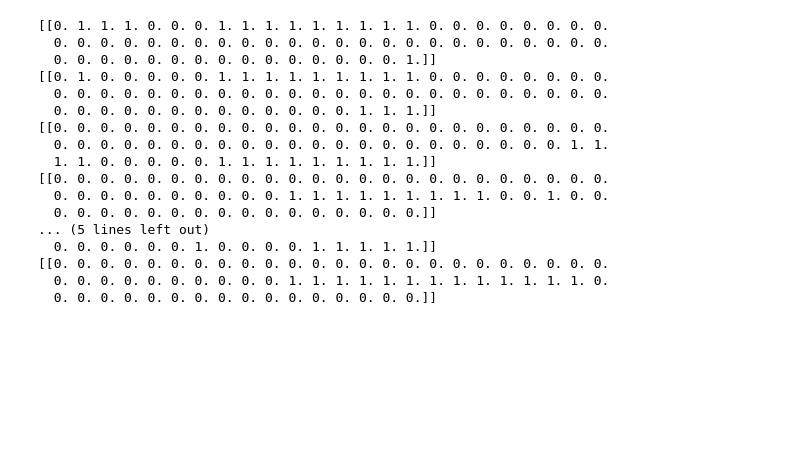
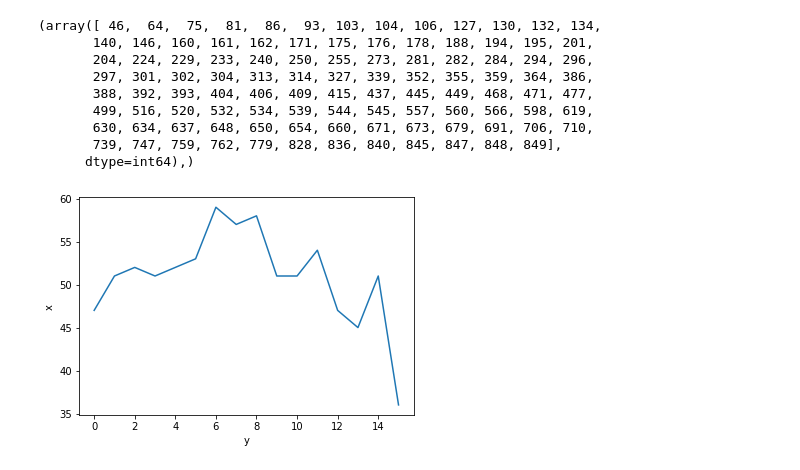
Before and after one commit to chesterzhang/EE-6680, a Jupyter notebook: script/zero_one_encoder.ipynb, the cells around one changed output. Cells and saved outputs as stored; diff of their text form; code cells hidden in the pictures; blank space fills up the shorter version.

```diff
--- a/script/zero_one_encoder.ipynb
+++ b/script/zero_one_encoder.ipynb
@@ -113,13 +116,10 @@ class ZeroOneEncoder():
         self.criterion=nn.MSELoss(reduction='mean')
 
     def run(self):
-#         for i in range(0,tensor_x.shape[0]):
-        for i in range(0,200):
+        for i in range(0,tensor_x.shape[0]):
+#         for i in range(0,200):
 
             self.tensor_train_mask[i]=True # 一次只取一条数据出来计算loss
-#             logits = self.model(self.tensor_x)  # 前向传播
-#             train_mask_logits = logits[self.tensor_train_mask]   # 只选择训练节点进行监督
-#             loss = self.criterion(train_mask_logits, tensor_y[self.tensor_train_mask])   #计算每一条数据的loss
 
 
             # 对每一条数据的特征一个个进行mask,看看哪个特征被mask以后引起loss剧烈变化,就置为1, 否则置为0
@@ -130,16 +130,13 @@ class ZeroOneEncoder():
                 logits = self.model(self.tensor_mask)  # 前向传播
                 train_mask_logits = logits[self.tensor_train_mask]   # 只选择训练节点进行监督
                 mask_loss = self.criterion(train_mask_logits, tensor_y[self.tensor_train_mask])   #计算每一条数据的loss
-#                 loss_hist.append( abs(mask_loss.item()-loss.item())/loss.item() )
-                loss_hist.append( mask_loss.item() )
+
+
+                if mask_loss.item() > 0.15:
+                    self.zero_one_feature[i][j]=1
+
                 self.tensor_mask[i][j]=self.tensor_x[i][j] #把被mask的地方还原回来
 
-            thresh = np.percentile(loss_hist, 80)
-
-#             print(loss_hist)
-            for j in range(0,self.tensor_x.shape[1]):
-                if loss_hist[j] > thresh:
-                    self.zero_one_feature[i][j]=1
 
             self.tensor_train_mask[i]=False
 
@@ -259,27 +150,33 @@ print( zero_one_feature[150: 151] )
-# %%
-# 4   2,  3,  27,  31,  45,  51, 62
-print( zero_one_feature[2: 3] )
-print( zero_one_feature[3: 4] )
-print( zero_one_feature[27: 28] )
-print( zero_one_feature[31: 32] )
-print( zero_one_feature[45: 46] )
-print( zero_one_feature[51: 52] )
-print( zero_one_feature[62: 63] )
-# %% [output]
-[[0. 1. 1. 1. 0. 0. 0. 1. 1. 1. 1. 1. 1. 1. 1. 1. 0. 0. 0. 0. 0. 0. 0. 0.
-  0. 0. 0. 0. 0. 0. 0. 0. 0. 0. 0. 0. 0. 0. 0. 0. 0. 0. 0. 0. 0. 0. 0. 0.
-  0. 0. 0. 0. 0. 0. 0. 0. 0. 0. 0. 0. 0. 0. 0. 1.]]
-[[0. 1. 0. 0. 0. 0. 0. 1. 1. 1. 1. 1. 1. 1. 1. 1. 0. 0. 0. 0. 0. 0. 0. 0.
-  0. 0. 0. 0. 0. 0. 0. 0. 0. 0. 0. 0. 0. 0. 0. 0. 0. 0. 0. 0. 0. 0. 0. 0.
-  0. 0. 0. 0. 0. 0. 0. 0. 0. 0. 0. 0. 0. 1. 1. 1.]]
-[[0. 0. 0. 0. 0. 0. 0. 0. 0. 0. 0. 0. 0. 0. 0. 0. 0. 0. 0. 0. 0. 0. 0. 0.
-  0. 0. 0. 0. 0. 0. 0. 0. 0. 0. 0. 0. 0. 0. 0. 0. 0. 0. 0. 0. 0. 0. 1. 1.
-  1. 1. 0. 0. 0. 0. 0. 1. 1. 1. 1. 1. 1. 1. 1. 1.]]
-[[0. 0. 0. 0. 0. 0. 0. 0. 0. 0. 0. 0. 0. 0. 0. 0. 0. 0. 0. 0. 0. 0. 0. 0.
-  0. 0. 0. 0. 0. 0. 0. 0. 0. 0. 1. 1. 1. 1. 1. 1. 1. 1. 1. 0. 0. 1. 0. 0.
-  0. 0. 0. 0. 0. 0. 0. 0. 0. 0. 0. 0. 0. 0. 0. 0.]]
-... (5 lines left out)
-  0. 0. 0. 0. 0. 0. 1. 0. 0. 0. 0. 1. 1. 1. 1. 1.]]
-[[0. 0. 0. 0. 0. 0. 0. 0. 0. 0. 0. 0. 0. 0. 0. 0. 0. 0. 0. 0. 0. 0. 0. 0.
-  0. 0. 0. 0. 0. 0. 0. 0. 0. 0. 1. 1. 1. 1. 1. 1. 1. 1. 1. 1. 1. 1. 1. 0.
-  0. 0. 0. 0. 0. 0. 0. 0. 0. 0. 0. 0. 0. 0. 0. 0.]]
+# %%
+def plo_ones_feature(labelList, label,zero_one_feature):
+    idx = np.where(np.array(labelList)==label)
+    print(idx)
+    plot_x=[i for i in range(0,zero_one_feature.shape[1])]
+    plot_y=[0 for i in range(0,zero_one_feature.shape[1])]
+
+    for i in idx[0]:
+        feature= zero_one_feature[i]
+        for j in range(0, feature.shape[0]):
+            if feature[j]==1:
+                plot_y[j]+=1
+
+    fig = plt.figure()
+    ax1 = fig.add_subplot(111)
+    ax1.plot(plot_x, plot_y )
+    plt.ylabel('x')
+    plt.xlabel('y')
+
+    plt.show()
+# %%
+plo_ones_feature(labelList,0,zero_one_feature)
+# %% [output]
+(array([ 46,  64,  75,  81,  86,  93, 103, 104, 106, 127, 130, 132, 134,
+       140, 146, 160, 161, 162, 171, 175, 176, 178, 188, 194, 195, 201,
+       204, 224, 229, 233, 240, 250, 255, 273, 281, 282, 284, 294, 296,
+       297, 301, 302, 304, 313, 314, 327, 339, 352, 355, 359, 364, 386,
+       388, 392, 393, 404, 406, 409, 415, 437, 445, 449, 468, 471, 477,
+       499, 516, 520, 532, 534, 539, 544, 545, 557, 560, 566, 598, 619,
+       630, 634, 637, 648, 650, 654, 660, 671, 673, 679, 691, 706, 710,
+       739, 747, 759, 762, 779, 828, 836, 840, 845, 847, 848, 849],
+      dtype=int64),)
+[figure, added]
```
Also changed, not shown: parts of 19 cells of this notebook.
